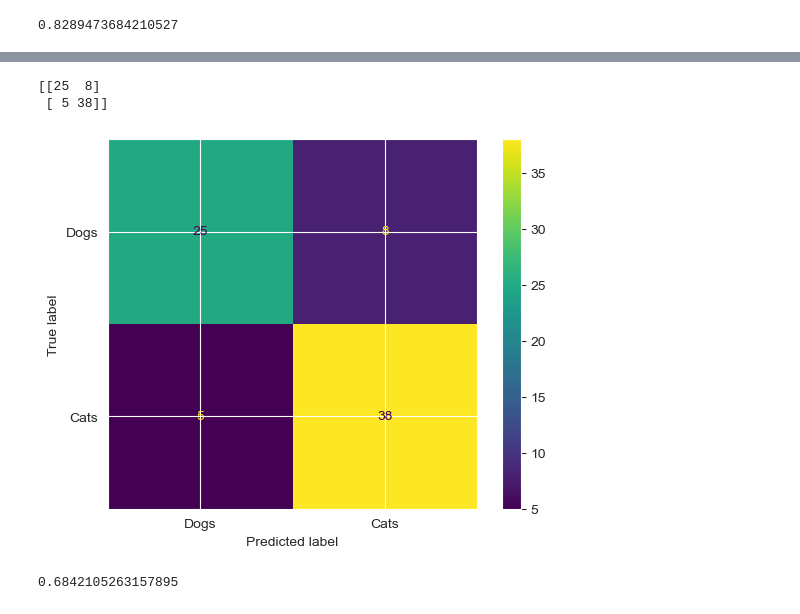
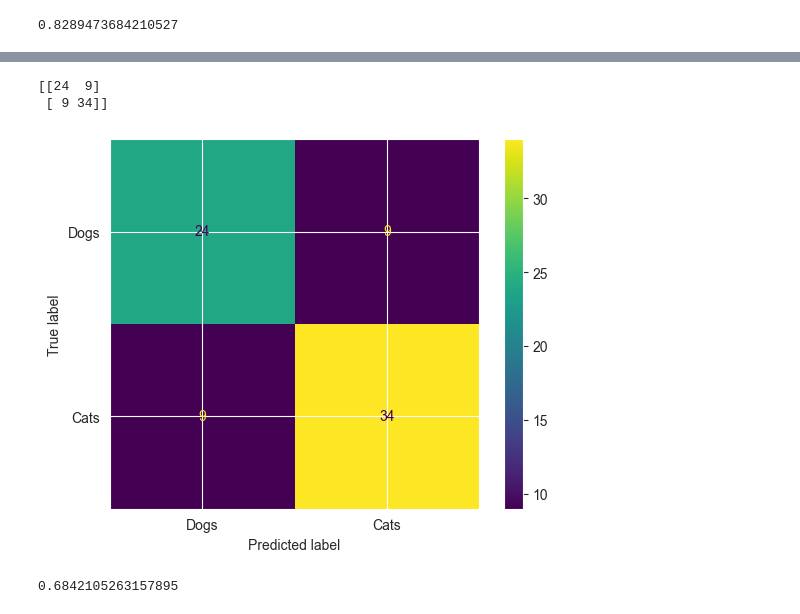
Before and after one commit to ankitsharma208/ASSGNMT_1_CLASSIFICATION, a Jupyter notebook: Dataset_1_HEART_DIS_PRED/Main.ipynb, the cells around one changed output, grey strips where cells are left out. Saved outputs shown, nothing was run; the diff lists cells and outputs as text; code cells hidden in the pictures.

```diff
--- a/Dataset_1_HEART_DIS_PRED/Main.ipynb
+++ b/Dataset_1_HEART_DIS_PRED/Main.ipynb
@@ -86,12 +83,14 @@ heart_data.corr()
 | thal | 0.068001 | 0.210041 | -0.161736 | 0.062210 | 0.098803 | -0.032019 | -0.011981 | -0.096439 | 0.206754 | 0.210244 | -0.104764 | ... |
 | target | -0.225439 | -0.280937 | 0.433798 | -0.144931 | -0.085239 | -0.028046 | 0.137230 | 0.421741 | -0.436757 | -0.430696 | 0.345877 | ... |
 # %%
-heart_data.rename(columns = {'age':'Age','sex':'Gender','cp':'Chest_pain' ,'trestbps':'Resting_blood_pressure','chol':'Cholesterol','fbs':'Fasting_blood_sugar',
-                    'restecg':'ECG_results','thalach':'Maximum_heart_rate','exang':'Exercise_induced_angina','oldpeak':'ST_depression','ca':'Major_vessels',
-                   'thal':'Thalassemia_types','target':'Heart_disease','slope':'ST_slope'} , inplace = True)
+heart_data.rename(columns={'age': 'Age', 'sex': 'Gender', 'cp': 'Chest_pain', 'trestbps': 'Resting_blood_pressure',
+                           'chol': 'Cholesterol', 'fbs': 'Fasting_blood_sugar',
+                           'restecg': 'ECG_results', 'thalach': 'Maximum_heart_rate',
+                           'exang': 'Exercise_induced_angina', 'oldpeak': 'ST_depression', 'ca': 'Major_vessels',
+                           'thal': 'Thalassemia_types', 'target': 'Heart_disease', 'slope': 'ST_slope'}, inplace=True)
 
 all_features = heart_data.columns.copy()
-print(all_features)
+all_features
 # %% [output]
 Index(['Age', 'Gender', 'Chest_pain', 'Resting_blood_pressure', 'Cholesterol',
        'Fasting_blood_sugar', 'ECG_results', 'Maximum_heart_rate',
@@ -339,13 +345,0 @@ plt.show()
-# %%
-from sklearn.tree import DecisionTreeClassifier
-parameter = {
-    'criterion' :['entropy','gini','log_loss'],
-    'splitter':['best','random'],
-    'max_depth':[1,2,3,4,5],
-    'max_features':['auto','sqrt','log2']
-}
-model = DecisionTreeClassifier()
-from sklearn.model_selection import GridSearchCV
-cv = GridSearchCV(model,param_grid = parameter,cv = 5)
-cv.fit(X_train,Y_train)
-cv.score(X_test, Y_test)
@@ -354,14 +373,20 @@ cv.score(X_test, Y_test)
 # %%
-y_predict = cv.predict(X_test)
+decision_tree = DecisionTreeClassifier(
+    criterion='gini', splitter='random', max_depth=3, max_features='log2', max_leaf_nodes=5
+)
+decision_tree.fit(X_train, Y_train)
+y_predict = decision_tree.predict(X_test)
 confusion_matrix_data = confusion_matrix(y_true=Y_test, y_pred=y_predict)
 
-confusion_matrix_display = ConfusionMatrixDisplay(confusion_matrix=confusion_matrix_data, display_labels=('Dogs', 'Cats'))
+confusion_matrix_display = ConfusionMatrixDisplay(confusion_matrix=confusion_matrix_data,
+                                                  display_labels=('Dogs', 'Cats'))
 confusion_matrix_display.plot()
+decision_tree_score = decision_tree.score(X_test, Y_test)
 print(confusion_matrix_data)
 # %% [output]
-[[25  8]
- [ 5 38]]
+[[24  9]
+ [ 9 34]]
-[figure, old version]
+[figure, new version]
 # %%
 picked_features = ['Cholesterol',
                    'Chest_pain',
```
Also changed, not shown: parts of 31 cells of this notebook, 5 other files.
